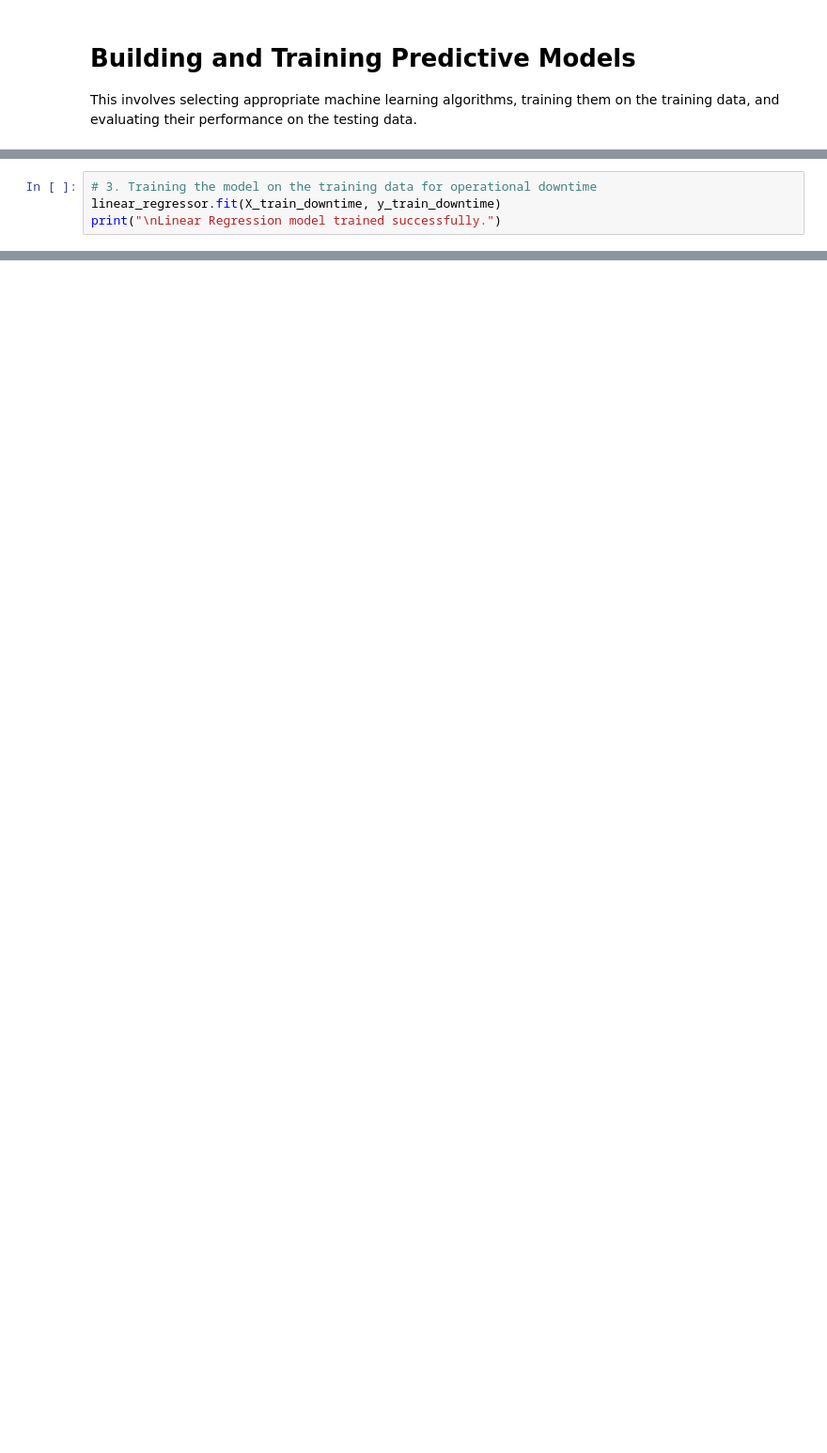
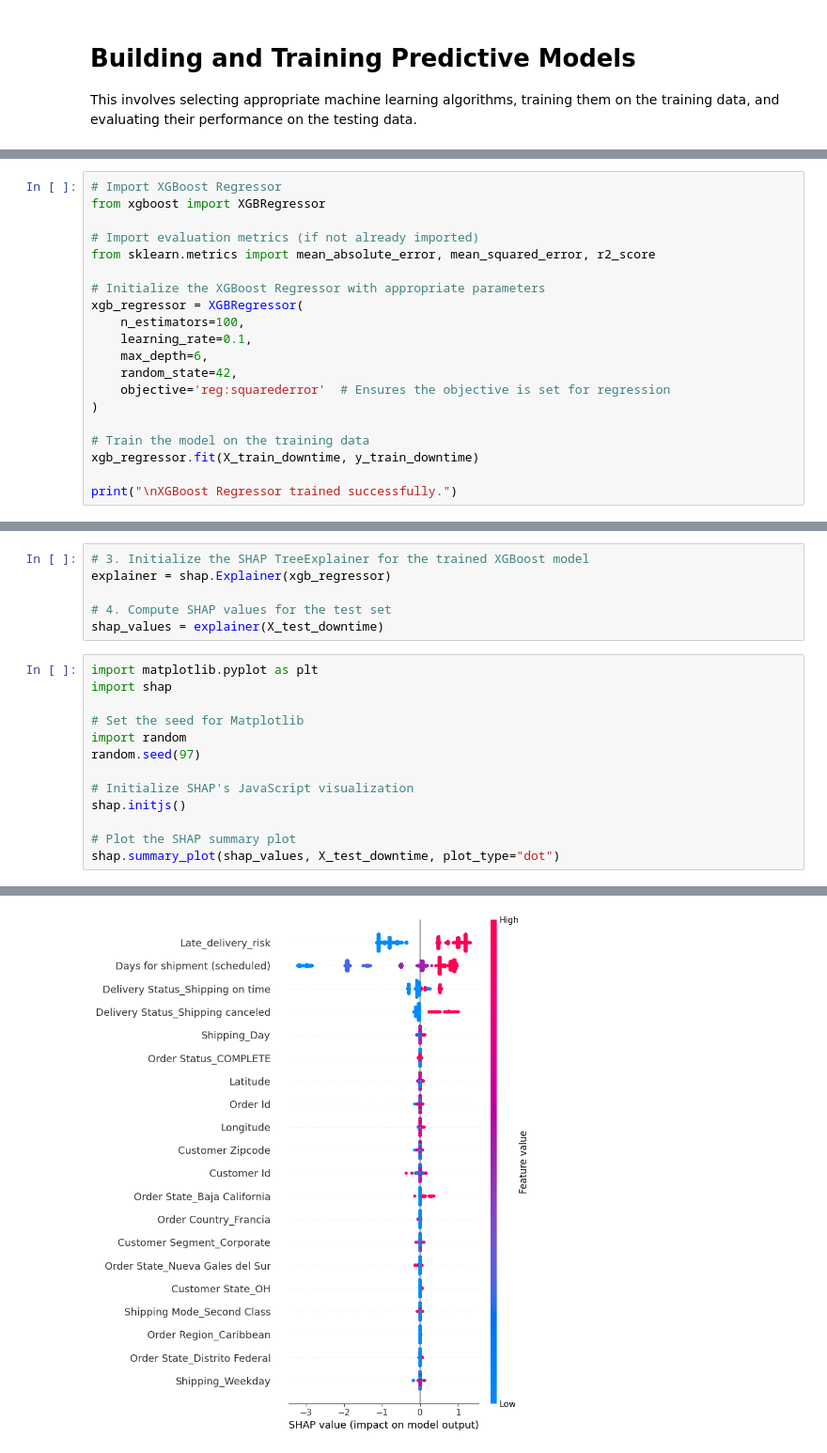
Before and after one commit to simplyEmmanuel/Covid-19-Analysis-2023, a Jupyter notebook: Supply_Chain_Disruption_Analysis.ipynb, the cells around one changed output, grey strips where cells are left out. Shown at 94% size. Drawn from its saved outputs; the diff is of its cells as text; blank space fills up the shorter version.

```diff
--- a/Supply_Chain_Disruption_Analysis.ipynb
+++ b/Supply_Chain_Disruption_Analysis.ipynb
@@ -1119,4 +1202,0 @@ linear_regressor = LinearRegression()
-# %%
-# 3. Training the model on the training data for operational downtime
-linear_regressor.fit(X_train_downtime, y_train_downtime)
-print("\nLinear Regression model trained successfully.")
@@ -1153,0 +1231,20 @@ y_pred_downtime_lr = linear_regressor.predict(X_test_downtime)
+# %%
+# Import XGBoost Regressor
+from xgboost import XGBRegressor
+
+# Import evaluation metrics (if not already imported)
+from sklearn.metrics import mean_absolute_error, mean_squared_error, r2_score
+
+# Initialize the XGBoost Regressor with appropriate parameters
+xgb_regressor = XGBRegressor(
+    n_estimators=100,
+    learning_rate=0.1,
+    max_depth=6,
+    random_state=42,
+    objective='reg:squarederror'  # Ensures the objective is set for regression
+)
+
+# Train the model on the training data
+xgb_regressor.fit(X_train_downtime, y_train_downtime)
+
+print("\nXGBoost Regressor trained successfully.")
@@ -1171,0 +1357,20 @@ ValueError: Found input variables with inconsistent numbers of samples: [36104,
+# %%
+# 3. Initialize the SHAP TreeExplainer for the trained XGBoost model
+explainer = shap.Explainer(xgb_regressor)
+
+# 4. Compute SHAP values for the test set
+shap_values = explainer(X_test_downtime)
+# %%
+import matplotlib.pyplot as plt
+import shap
+
+# Set the seed for Matplotlib
+import random
+random.seed(97)
+
+# Initialize SHAP's JavaScript visualization
+shap.initjs()
+
+# Plot the SHAP summary plot
+shap.summary_plot(shap_values, X_test_downtime, plot_type="dot")
+# %% [output]
@@ -1171,0 +1378 @@ ValueError: Found input variables with inconsistent numbers of samples: [36104,
+[figure, added]
```
Also changed, not shown: parts of 40 cells of this notebook.
